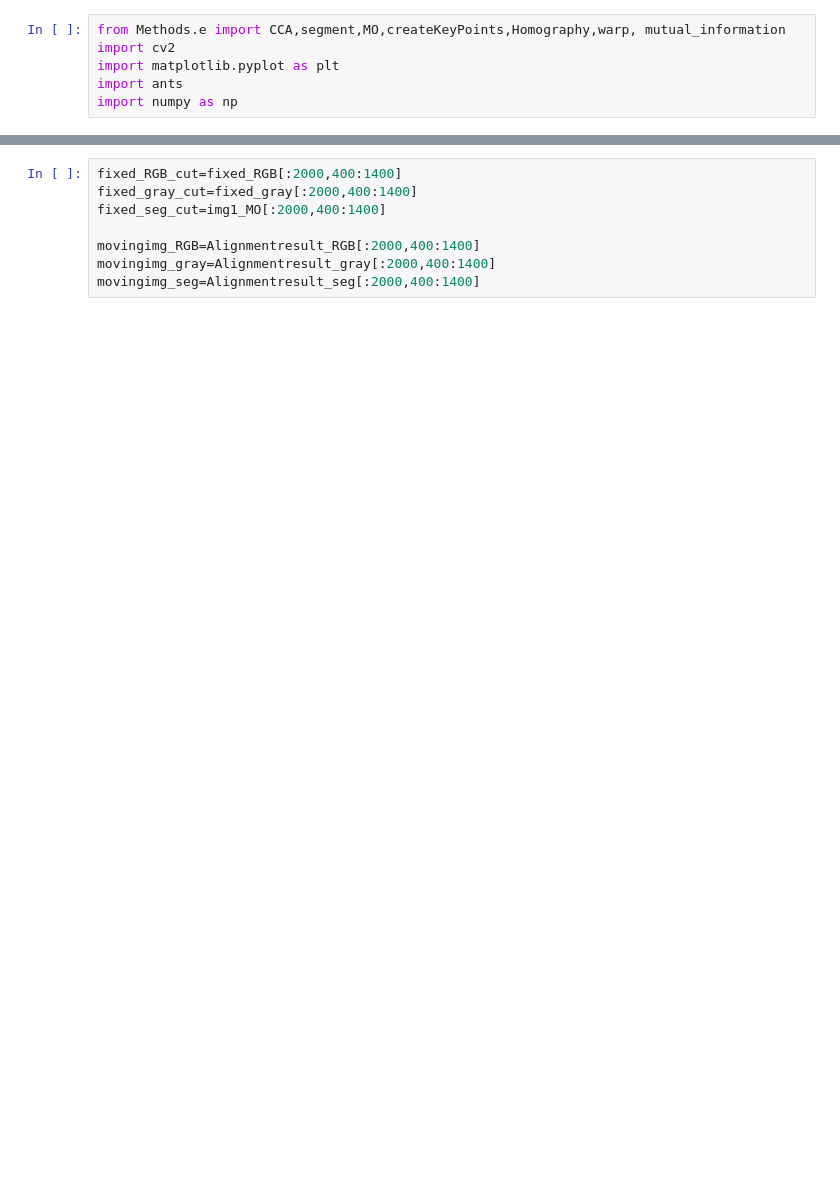
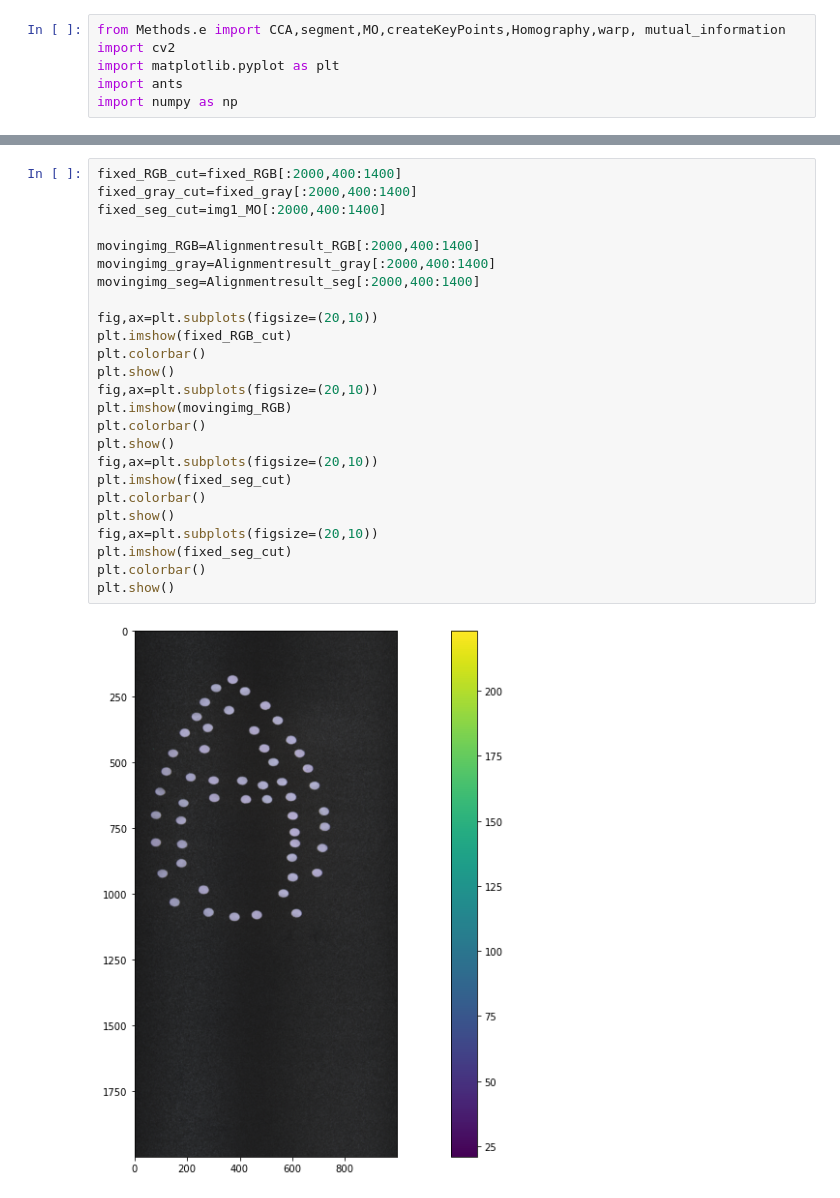
Before and after one commit to knhamad/Image_Alignment, a Jupyter notebook: Image_alignment_Demo.ipynb, the cells around one changed output, grey strips where cells are left out. Drawn from its saved outputs; the diff is of its cells as text; blank space fills up the shorter version.

```diff
--- a/Image_alignment_Demo.ipynb
+++ b/Image_alignment_Demo.ipynb
@@ -36,8 +41,27 @@ plt.show()
 # %%
 fixed_RGB_cut=fixed_RGB[:2000,400:1400]
 fixed_gray_cut=fixed_gray[:2000,400:1400]
 fixed_seg_cut=img1_MO[:2000,400:1400]
 
 movingimg_RGB=Alignmentresult_RGB[:2000,400:1400]
 movingimg_gray=Alignmentresult_gray[:2000,400:1400]
 movingimg_seg=Alignmentresult_seg[:2000,400:1400]
+
+fig,ax=plt.subplots(figsize=(20,10))
+plt.imshow(fixed_RGB_cut)
+plt.colorbar()
+plt.show()
+fig,ax=plt.subplots(figsize=(20,10))
+plt.imshow(movingimg_RGB)
+plt.colorbar()
+plt.show()
+fig,ax=plt.subplots(figsize=(20,10))
+plt.imshow(fixed_seg_cut)
+plt.colorbar()
+plt.show()
+fig,ax=plt.subplots(figsize=(20,10))
+plt.imshow(fixed_seg_cut)
+plt.colorbar()
+plt.show()
+# %% [output]
+[figure, added]
```
Also changed, not shown: parts of 8 cells of this notebook, 1 other file.
